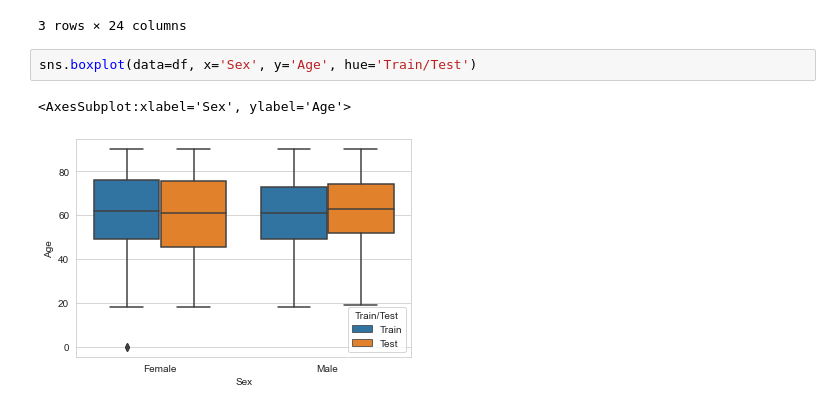
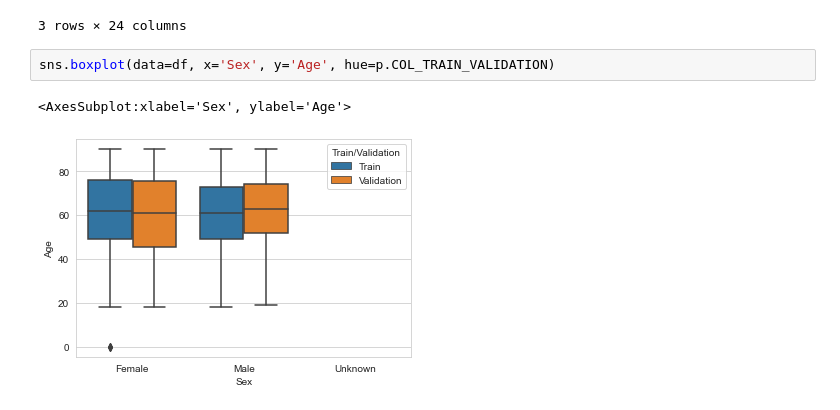
Before and after one commit to fau-masters-collected-works-cgarbin/chexpert_explorer, a Jupyter notebook: chexpert-eda.ipynb, the cells around one changed output. Saved outputs shown, nothing was run; the diff lists cells and outputs as text.

Commit message:
Add multi-choice graphs

```diff
--- a/chexpert-eda.ipynb
+++ b/chexpert-eda.ipynb
@@ -23,10 +23,10 @@ df.head(3)
 | 2 | CheXpert-v1.0-small/train/patient... | Female | 83 | Frontal | AP | 0 | 0 | 0 | ... |
 3 rows × 24 columns
 # %%
-sns.boxplot(data=df, x='Sex', y='Age', hue='Train/Test')
+sns.boxplot(data=df, x='Sex', y='Age', hue=p.COL_TRAIN_VALIDATION)
 # %% [output]
 <AxesSubplot:xlabel='Sex', ylabel='Age'>
-[figure, old version]
+[figure, new version]
 # %%
 sns.countplot(data=df, x=p.COL_AGE_GROUP, hue='Sex')
 # %% [output]
```
Also changed, not shown: parts of 13 cells of this notebook, 1 other file.
